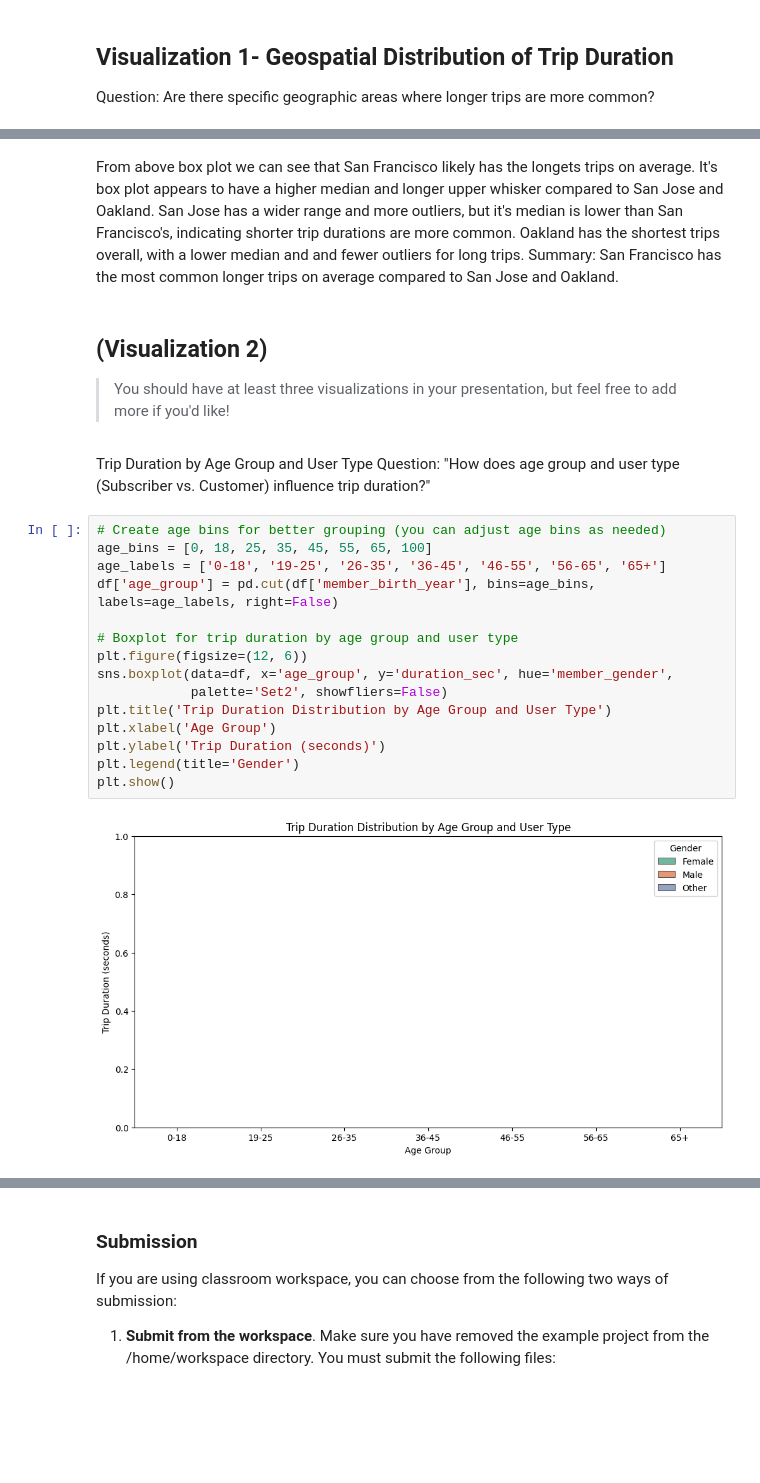
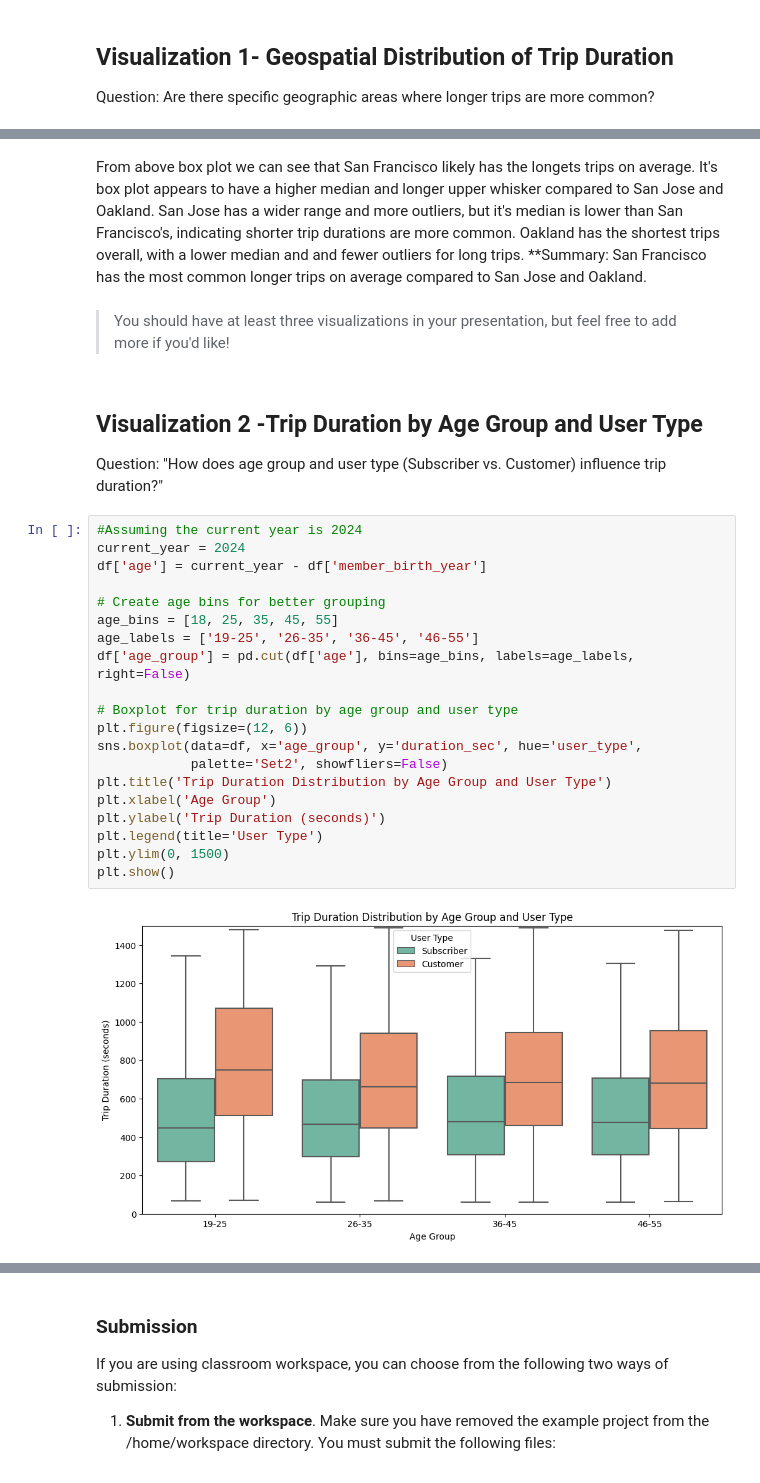
Before and after one commit to naamabenita/part-2, a Jupyter notebook: Part_II_explanatory_template.ipynb, the cells around one changed output, grey strips where cells are left out. Drawn from its saved outputs; the diff is of its cells as text; blank space fills up the shorter version.

```diff
--- a/Part_II_explanatory_template.ipynb
+++ b/Part_II_explanatory_template.ipynb
@@ -204,28 +212,31 @@ From above box plot we can see that San Francisco likely has the longets trips o
 It's box plot appears to have a higher median and longer upper whisker compared to San Jose and Oakland.
 San Jose has a wider range and more outliers, but it's median is lower than San Francisco's, indicating shorter trip durations are more common.
 Oakland has the shortest trips overall, with a lower median and and fewer outliers for long trips.
-Summary: San Francisco has the most common longer trips on average compared to San Jose and Oakland.
+**Summary: San Francisco has the most common longer trips on average compared to San Jose and Oakland.
 # %% [markdown]
-## (Visualization 2)
-
 > You should have at least three visualizations in your presentation, but feel free to add more if you'd like!
 # %% [markdown]
-Trip Duration by Age Group and User Type
+## Visualization 2 -Trip Duration by Age Group and User Type
 Question: "How does age group and user type (Subscriber vs. Customer) influence trip duration?"
 # %%
-# Create age bins for better grouping (you can adjust age bins as needed)
-age_bins = [0, 18, 25, 35, 45, 55, 65, 100]
-age_labels = ['0-18', '19-25', '26-35', '36-45', '46-55', '56-65', '65+']
-df['age_group'] = pd.cut(df['member_birth_year'], bins=age_bins, labels=age_labels, right=False)
+#Assuming the current year is 2024
+current_year = 2024
+df['age'] = current_year - df['member_birth_year']
+
+# Create age bins for better grouping
+age_bins = [18, 25, 35, 45, 55]
+age_labels = ['19-25', '26-35', '36-45', '46-55']
+df['age_group'] = pd.cut(df['age'], bins=age_bins, labels=age_labels, right=False)
 
 # Boxplot for trip duration by age group and user type
 plt.figure(figsize=(12, 6))
-sns.boxplot(data=df, x='age_group', y='duration_sec', hue='member_gender',
+sns.boxplot(data=df, x='age_group', y='duration_sec', hue='user_type',
             palette='Set2', showfliers=False)
 plt.title('Trip Duration Distribution by Age Group and User Type')
 plt.xlabel('Age Group')
 plt.ylabel('Trip Duration (seconds)')
-plt.legend(title='Gender')
+plt.legend(title='User Type')
+plt.ylim(0, 1500)
 plt.show()
 # %% [output]
-[figure, old version]
+[figure, new version]
```
Also changed, not shown: parts of 9 cells of this notebook.
